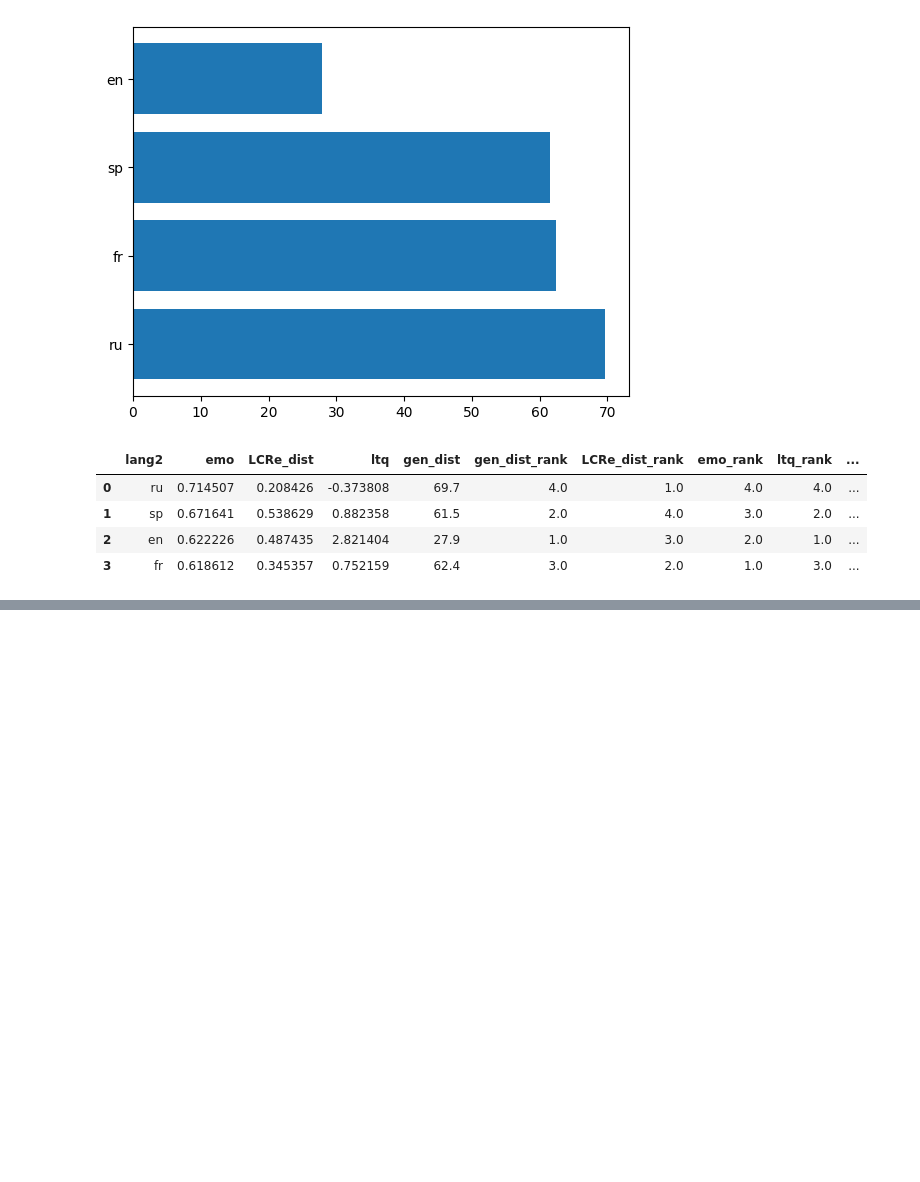
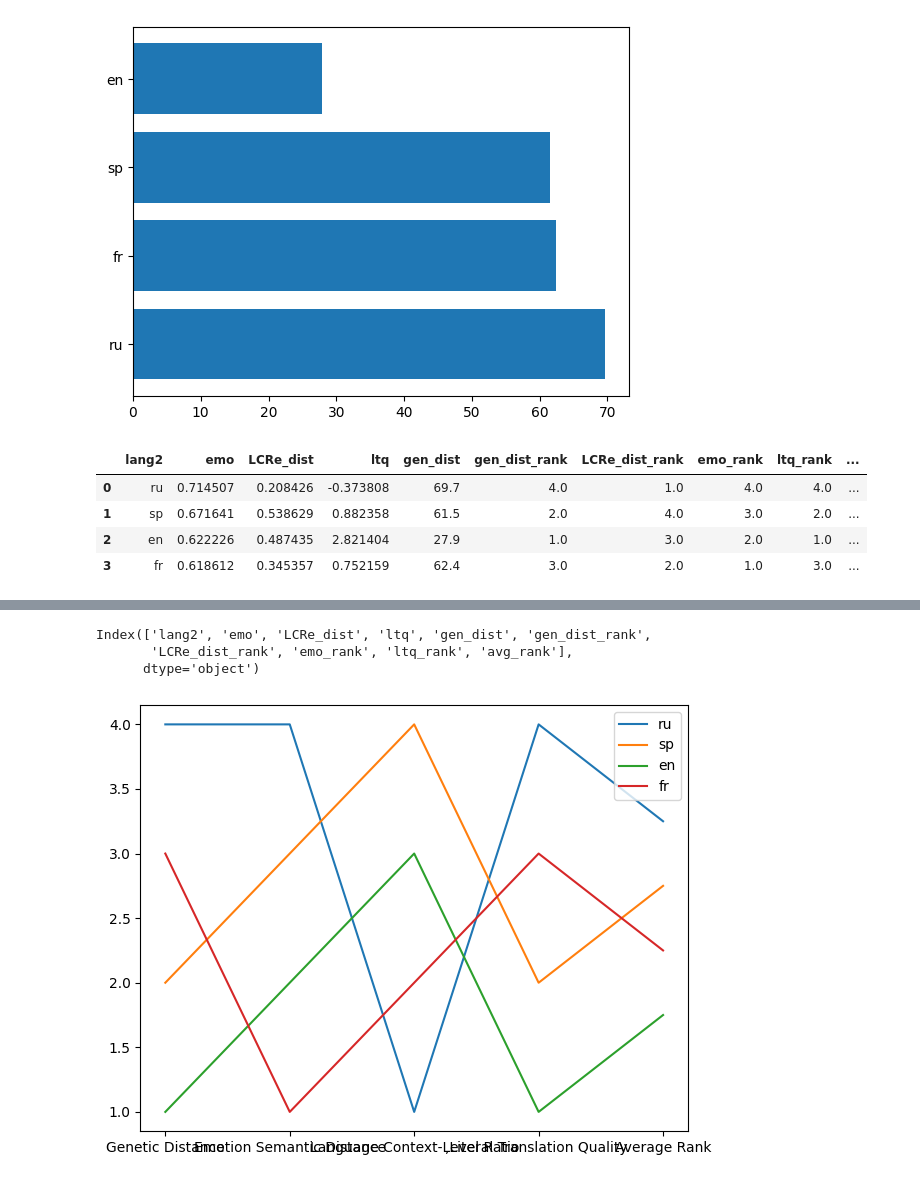
Before and after one commit to deea-c/thesis_absa, a Jupyter notebook: Thesis_Read_and_transform_data_EDA_and_Lang_selection.ipynb, the cells around one changed output, grey strips where cells are left out. Saved outputs shown, nothing was run; the diff lists cells and outputs as text; code cells hidden in the pictures; blank space fills up the shorter version.

```diff
--- a/Thesis_Read_and_transform_data_EDA_and_Lang_selection.ipynb
+++ b/Thesis_Read_and_transform_data_EDA_and_Lang_selection.ipynb
@@ -273,0 +259,21 @@ merged_df
+# %%
+merged_df.columns
+# %% [output]
+Index(['lang2', 'emo', 'LCRe_dist', 'ltq', 'gen_dist', 'gen_dist_rank',
+       'LCRe_dist_rank', 'emo_rank', 'ltq_rank', 'avg_rank'],
+      dtype='object')
+# %%
+import matplotlib.pyplot as plt
+
+fig, ax = plt.subplots()
+for i in range(len(merged_df['lang2'])):
+  data = merged_df.loc[i, ['gen_dist_rank' , 'emo_rank', 'LCRe_dist_rank', 'ltq_rank', 'avg_rank']]
+  variable = ['Genetic Distance' , 'Emotion Semantic Distance', 'Language Context-Level Ratio', ',Literal Translation Quality ', 'Average Rank']
+  ax.plot(variable, data, label=merged_df['lang2'][i])
+  ax.legend()
+
+
+plt.tight_layout()
+plt.show()
+# %% [output]
+[figure, added]
```
Also changed, not shown: parts of 7 cells of this notebook.
